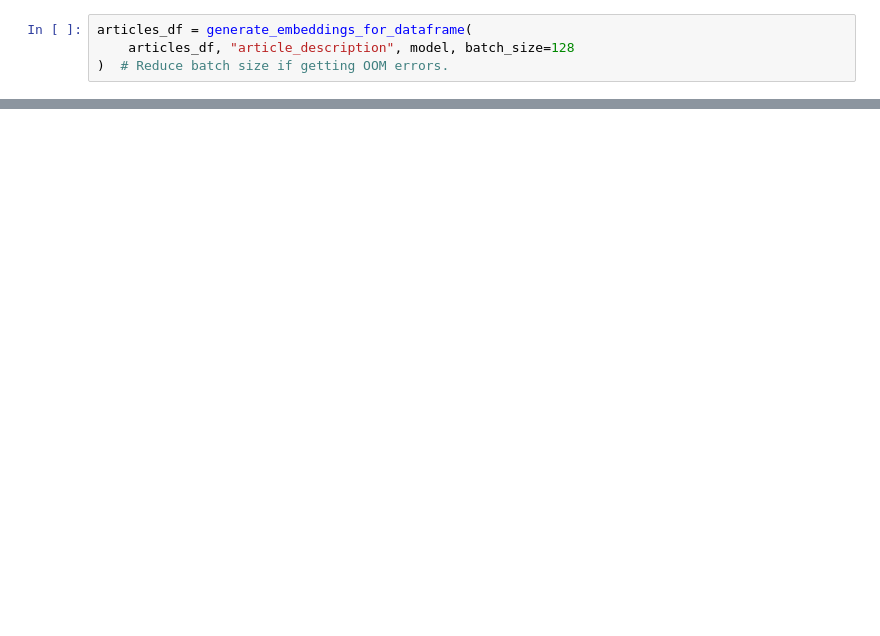
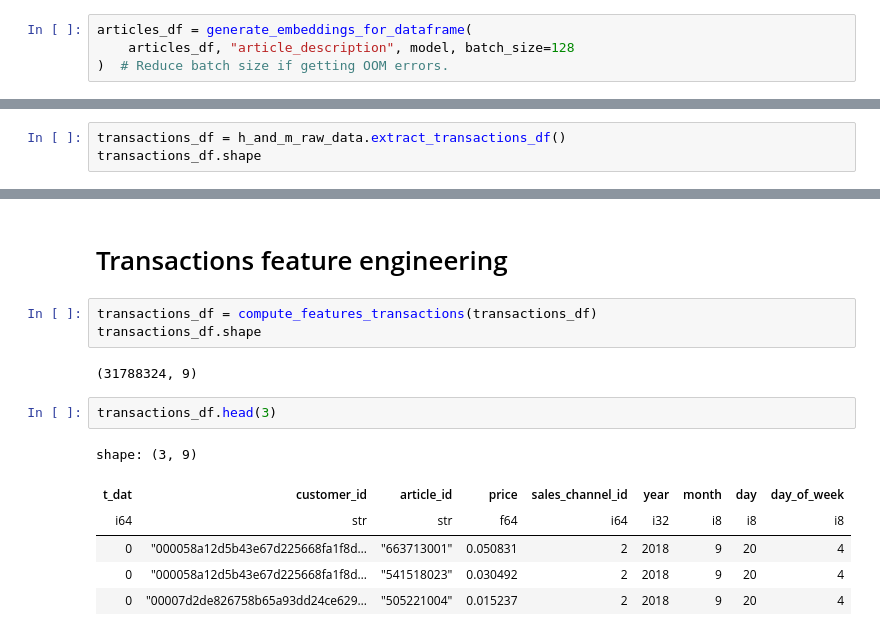
Before and after one commit to XayHanmonty/smart-fit-recs, a Jupyter notebook: notebooks/computing_features.ipynb, the cells around one changed output, grey strips where cells are left out. Drawn from its saved outputs; the diff is of its cells as text; blank space fills up the shorter version.

```diff
--- a/notebooks/computing_features.ipynb
+++ b/notebooks/computing_features.ipynb
@@ -187,0 +262,3 @@ articles_df[["article_description", "embeddings"]].head(3)
+# %%
+transactions_df = h_and_m_raw_data.extract_transactions_df()
+transactions_df.shape
@@ -187,0 +276,16 @@ articles_df[["article_description", "embeddings"]].head(3)
+# %% [markdown]
+# Transactions feature engineering
+# %%
+transactions_df = compute_features_transactions(transactions_df)
+transactions_df.shape
+# %% [output]
+(31788324, 9)
+# %%
+transactions_df.head(3)
+# %% [output]
+shape: (3, 9)
+| t_dat | customer_id | article_id | price | sales_channel_id | year | month | day | day_of_week |
+| i64 | str | str | f64 | i64 | i32 | i8 | i8 | i8 |
+| 0 | "000058a12d5b43e67d225668fa1f8d… | "663713001" | 0.050831 | 2 | 2018 | 9 | 20 | 4 |
+| 0 | "000058a12d5b43e67d225668fa1f8d… | "541518023" | 0.030492 | 2 | 2018 | 9 | 20 | 4 |
+| 0 | "00007d2de826758b65a93dd24ce629… | "505221004" | 0.015237 | 2 | 2018 | 9 | 20 | 4 |
```
Also changed, not shown: parts of 23 cells of this notebook, 3 other files.
